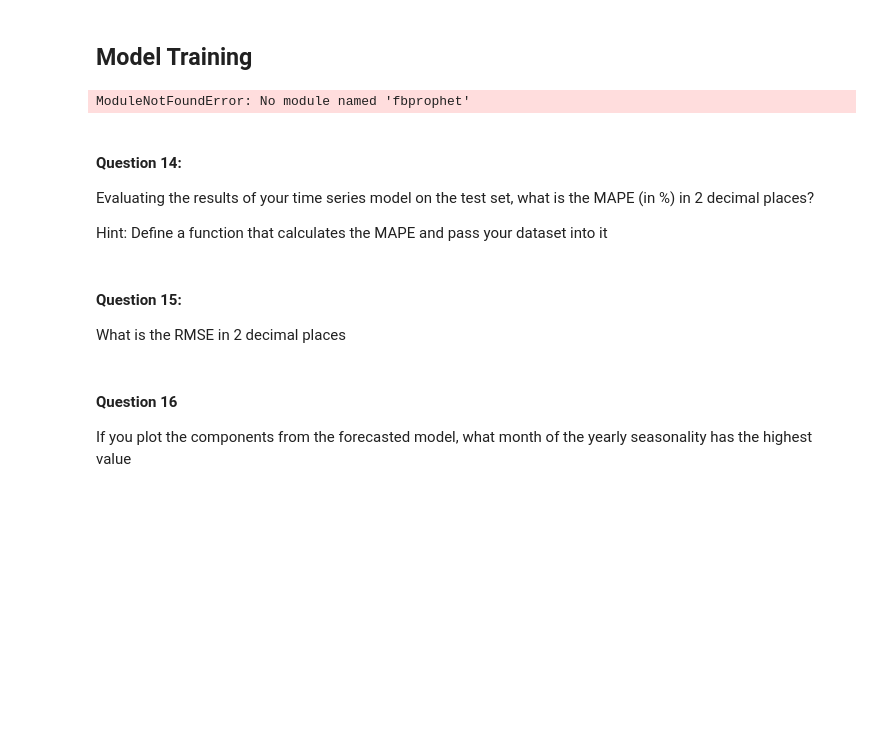
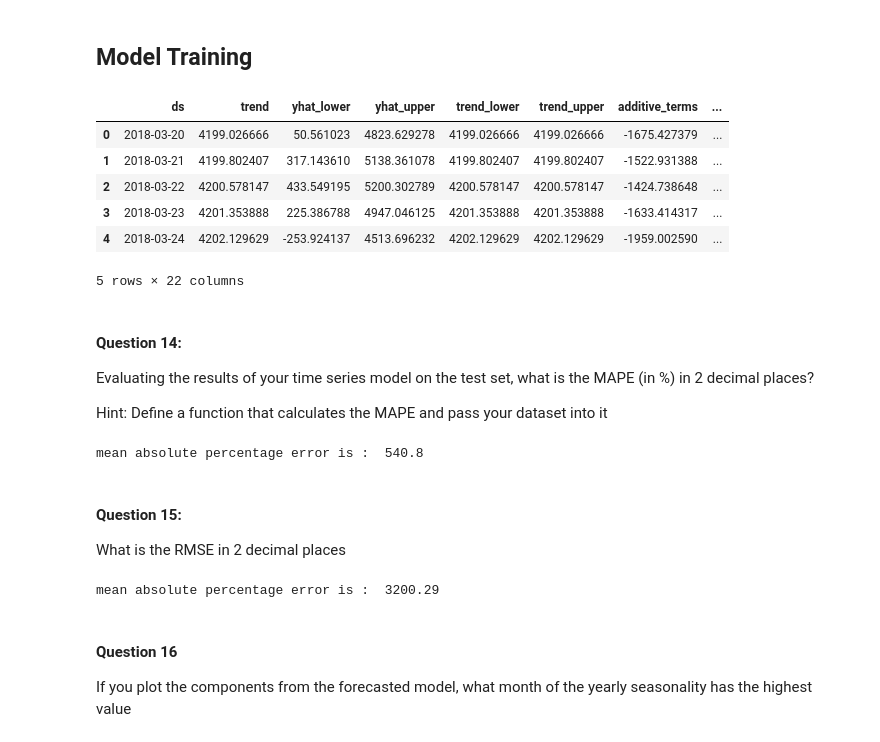
Before and after one commit to uzoochogu/hamoye-ds-internship, a Jupyter notebook: time-series-forecast-measuring-electricity-prices/graded_quizE.ipynb, the cells around one changed output. Saved outputs shown, nothing was run; the diff lists cells and outputs as text; code cells hidden in the pictures; blank space fills up the shorter version.

```diff
--- a/time-series-forecast-measuring-electricity-prices/graded_quizE.ipynb
+++ b/time-series-forecast-measuring-electricity-prices/graded_quizE.ipynb
@@ -345,14 +345,20 @@ test_df.head()
 # %% [markdown]
 ## Model Training
 # %%
-from fbprophet import Prophet
-model = Prophet()
+from prophet import Prophet
+model = Prophet(daily_seasonality=True)
 model.fit(train_df)
 
 forecast_val = model.predict(test_df)
 forecast_val.head()
 # %% [output]
+|  | ds | trend | yhat_lower | yhat_upper | trend_lower | trend_upper | additive_terms | ... |
+| 0 | 2018-03-20 | 4199.026666 | 50.561023 | 4823.629278 | 4199.026666 | 4199.026666 | -1675.427379 | ... |
+| 1 | 2018-03-21 | 4199.802407 | 317.143610 | 5138.361078 | 4199.802407 | 4199.802407 | -1522.931388 | ... |
+| 2 | 2018-03-22 | 4200.578147 | 433.549195 | 5200.302789 | 4200.578147 | 4200.578147 | -1424.738648 | ... |
+| 3 | 2018-03-23 | 4201.353888 | 225.386788 | 4947.046125 | 4201.353888 | 4201.353888 | -1633.414317 | ... |
+| 4 | 2018-03-24 | 4202.129629 | -253.924137 | 4513.696232 | 4202.129629 | 4202.129629 | -1959.002590 | ... |
-ModuleNotFoundError: No module named 'fbprophet'
+5 rows × 22 columns
 # %% [markdown]
 #### Question 14:
 Evaluating the results of your time series model on the test set, what is the MAPE (in %) in 2 decimal places?
@@ -371,6 +377,8 @@ def mape_value(y_true,y_pred):
 # %%
 mape = mape_value(test_df['y'],forecast_val['yhat'])
 print("mean absolute percentage error is : ", round(mape,2))
+# %% [output]
+mean absolute percentage error is :  540.8
 # %% [markdown]
 #### Question 15:
 
@@ -379,6 +387,8 @@ What is the RMSE in 2 decimal places
 from sklearn import metrics
 rmse = np.sqrt(metrics.mean_squared_error(test_df['y'],forecast_val['yhat']))
 print("mean absolute percentage error is : ", round(rmse,2))
+# %% [output]
+mean absolute percentage error is :  3200.29
 # %% [markdown]
 #### Question 16
 
```
Also changed, not shown: parts of 15 cells of this notebook.
